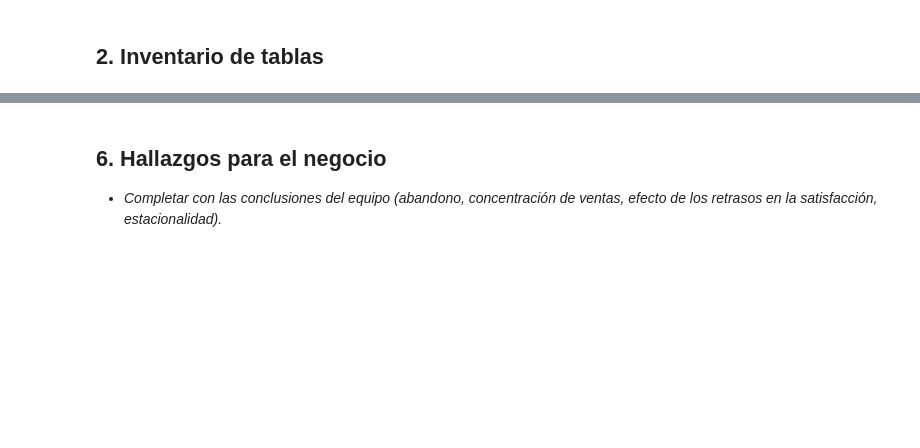
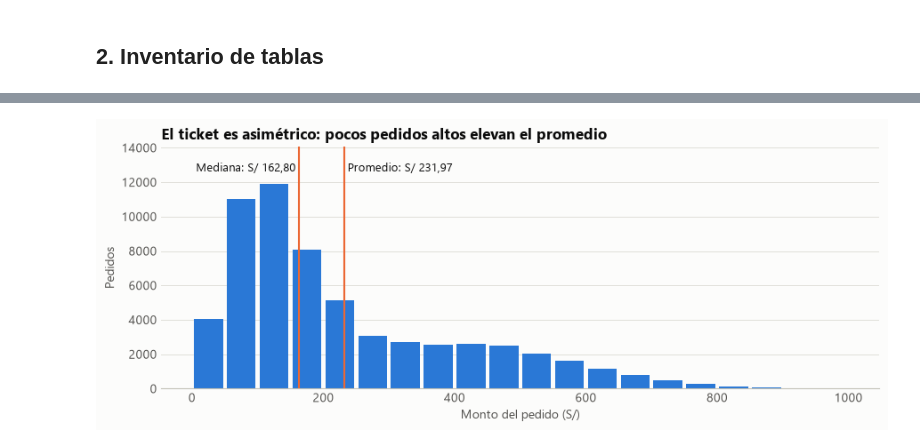
Before and after one commit to FernanRojasR/sportsmart, a Jupyter notebook: notebooks/01_eda/01_eda_calidad.ipynb, the cells around one changed output, grey strips where cells are left out. Cells and saved outputs as stored; diff of their text form; code cells hidden in the pictures; blank space fills up the shorter version.

Commit message:
EDA: ampliar análisis, ejecutar el notebook, exportar gráficos y escribir conclusiones

```diff
--- a/notebooks/01_eda/01_eda_calidad.ipynb
+++ b/notebooks/01_eda/01_eda_calidad.ipynb
@@ -58,6 +142,13 @@ print('% ventas del top 20% de compradores:', e['pct_ventas_top20_clientes'])
 # %%
-pd.DataFrame(e['top_pares'])  # vista previa para 03_association
+dt = e['distribucion_ticket']; b = dt['bordes']
+fig, ax = plt.subplots(figsize=(9, 3.6))
+ax.bar([x + 25 for x in b[:-1]], dt['pedidos'], width=44, color=AZUL)
+tope = max(dt['pedidos'])
+for v, n, ha, dx in [(e['ticket_mediana'], 'Mediana', 'right', -5), (e['ticket_promedio'], 'Promedio', 'left', 5)]:
+    ax.axvline(v, color=NARANJA, lw=1.5)
+    ax.text(v + dx, tope * 1.06, f"{n}: S/ {numero(v, 2)}", ha=ha, color=TINTA, fontsize=9.5)
+ax.set_ylim(0, tope * 1.18); ax.set_xlabel('Monto del pedido (S/)'); ax.set_ylabel('Pedidos')
+ax.set_title('El ticket es asimétrico: pocos pedidos altos elevan el promedio')
+guardar(fig, 'distribucion_ticket')
+# %% [output]
+[figure, added]
-# %% [markdown]
-## 6. Hallazgos para el negocio
-
-- _Completar con las conclusiones del equipo (abandono, concentración de ventas, efecto de los retrasos en la satisfacción, estacionalidad)._
```
Also changed, not shown: parts of 30 cells of this notebook, 18 other files.
